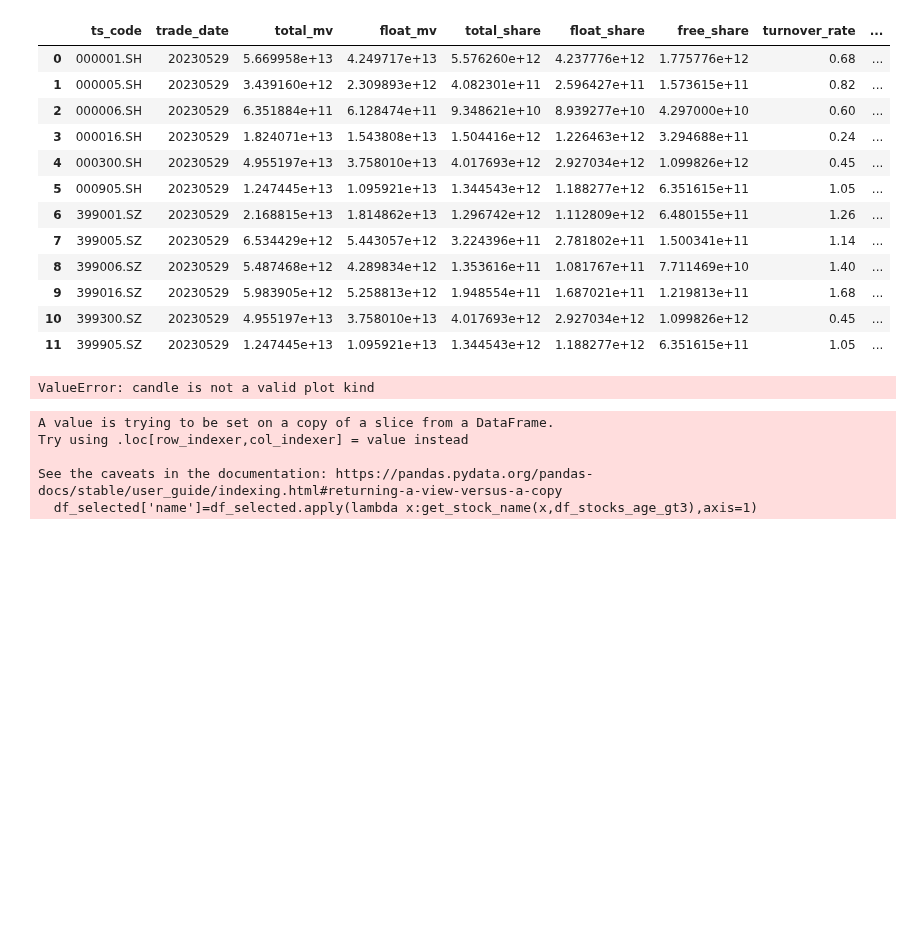
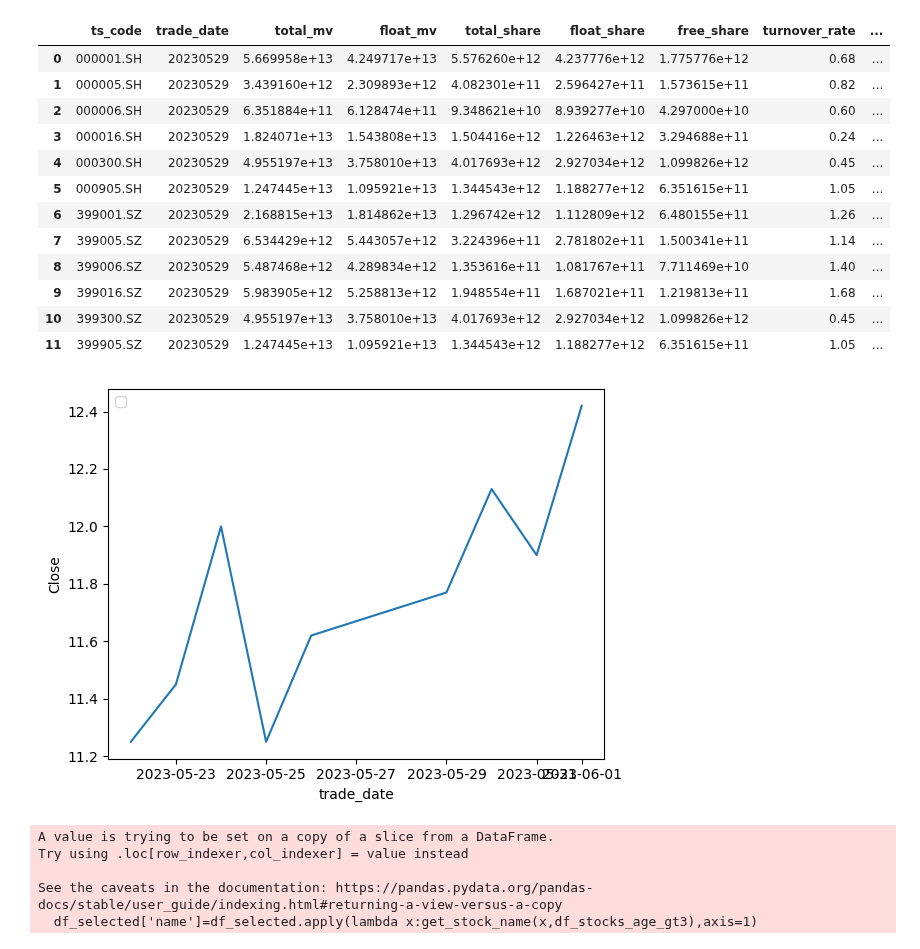
Before and after one commit to whgloveucq/jupyterfiles, a Jupyter notebook: OApractice/stock_study2023.ipynb, the cells around one changed output. Drawn from its saved outputs; the diff is of its cells as text; code cells hidden in the pictures; blank space fills up the shorter version.

```diff
--- a/OApractice/stock_study2023.ipynb
+++ b/OApractice/stock_study2023.ipynb
@@ -217,35 +217,38 @@ df_index_daily
 # %%
 #查看某只股票的区间变动情况
 
-df_stock_detail=stock_daily('300459.SZ','20230520','20230530')
+df_stock_detail=stock_daily('600228.SH','20230520','20230601')
 # 将日期转换为datetime格式
 # df_stock_detail['trade_date'] = df_stock_detail.to_datetime(df_stock_detail['trade_date'])
+df_stock_detail['trade_date']=pd.to_datetime(df_stock_detail['trade_date'])
+# tweets_df['Time'] = pd.to_datetime(tweets_df['Time'])
 # 按日期排序
 df_stock_detail = df_stock_detail.sort_values('trade_date')
 
 # 获取开盘价、最高价、最低价和收盘价，并创建一个新的DataFrame
 OHLC=pd.DataFrame({
  'Open': df_stock_detail['open'],
  'High': df_stock_detail['high'],
  'Low':df_stock_detail['low'],
  'Close': df_stock_detail['close']
  })
 # 创建K线图
-OHLC.plot(kind='candle', figsize=(10, 5))
+# OHLC.plot(kind='candle', figsize=(10, 5))
+# mpf.plot(OHLC,type='line')
 
-添加图例和标签
-plt.legend(loc='upper left')
+# 添加图例和标签
+# plt.legend(loc='upper left')
 
 # 绘制收盘价图形
 fig, ax = plt.subplots()
 ax.plot(df_stock_detail['trade_date'], df_stock_detail['close'])
 ax.set_xlabel('trade_date')
 ax.set_ylabel('Close')
 plt.legend(loc='upper left')
 plt.show()
 # df_stock_detail
 # %% [output]
-ValueError: candle is not a valid plot kind
+[figure, added]
 # %%
 df_selected['name']=df_selected.apply(lambda x:get_stock_name(x,df_stocks_age_gt3),axis=1)
 # %% [output]
```
Also changed, not shown: parts of 3 cells of this notebook.
